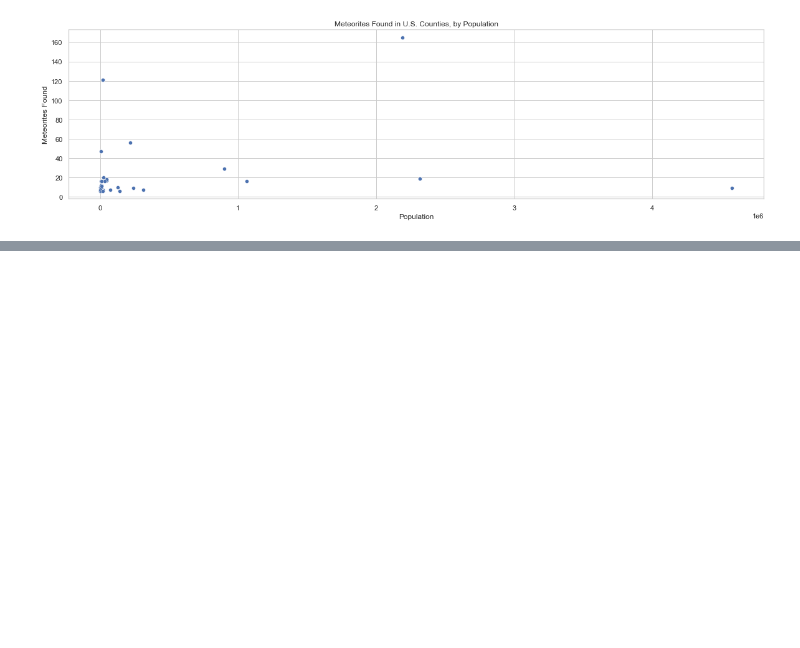
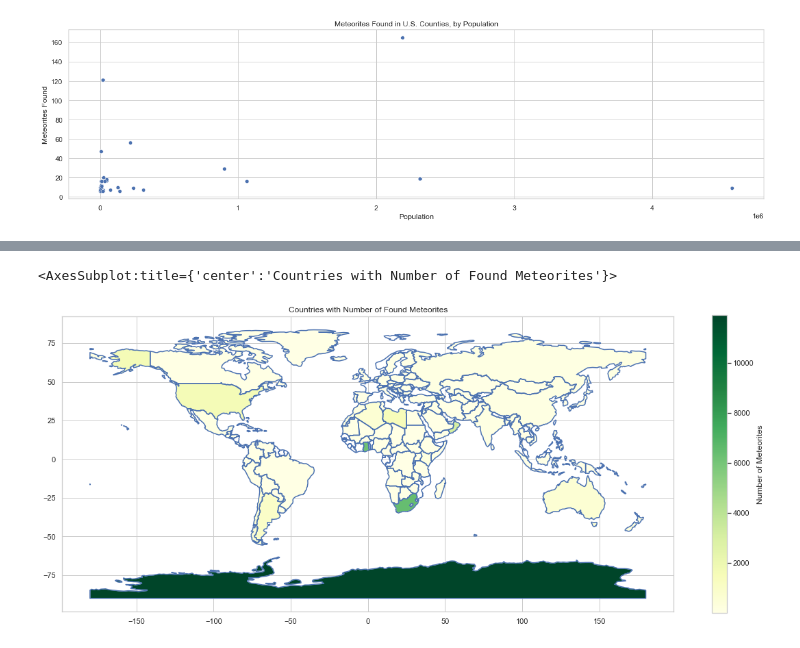
Before and after one commit to carl-schick-ds/meteorite-landings, a Jupyter notebook: meteorite-landings.ipynb, the cells around one changed output, grey strips where cells are left out. Cells and saved outputs as stored; diff of their text form; code cells hidden in the pictures; blank space fills up the shorter version.

```diff
--- a/meteorite-landings.ipynb
+++ b/meteorite-landings.ipynb
@@ -438,0 +352,6 @@ dtype: int64
+# %%
+meteorite_counts = pd.DataFrame(meteorite_data.groupby(['country_code_3']).size().reset_index(name='meteorite_count'))
+meteorite_counts.fillna(0)
+
+world_meteorites = world.merge(meteorite_counts, how='left', left_on=['iso_a3'], right_on=['country_code_3'])
+world_meteorites.head()
@@ -438,0 +365,9 @@ dtype: int64
+# %%
+ax=world['geometry'].boundary.plot(figsize=(20,16))
+ax.set_title("Countries with Number of Found Meteorites")
+
+world_meteorites.plot( column="meteorite_count", ax=ax, cmap='YlGn',
+                     legend=True, legend_kwds={"label": "Number of Meteorites", "orientation":"vertical", 'shrink': 0.5})
+# %% [output]
+<AxesSubplot:title={'center':'Countries with Number of Found Meteorites'}>
+[figure, added]
```
Also changed, not shown: parts of 26 cells of this notebook, 2 other files.
